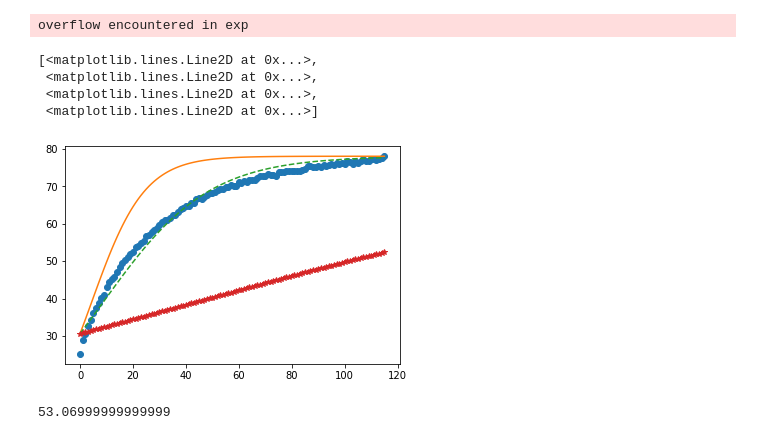
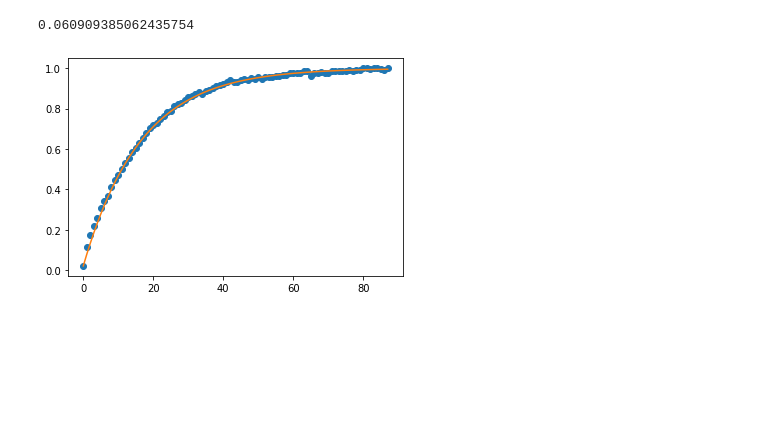
Before and after one commit to salarbalou/Experimetal_Resulsts, a Jupyter notebook: Light_to_Heat_conversion.ipynb, the cells around one changed output. Cells and saved outputs as stored; diff of their text form; code cells hidden in the pictures; blank space fills up the shorter version.

```diff
--- a/Light_to_Heat_conversion.ipynb
+++ b/Light_to_Heat_conversion.ipynb
@@ -402,7 +402,7 @@ fig.show()
 # %%
 # Step Response fucntion (b unit: 1/s)
 def func(x, a, b, c):
-    return (a*np.exp(-b * x) + c)
+    return (a*(1-np.exp(-b * x)) + c)
 # %%
 def srf(t, T):
  xdata =t[0:np.argmax(T)] #time from zero to when T reaches max
@@ -479,26 +484,15 @@ df.style
 # %%
- xdata =trn40[0:np.argmax(Trn40)]
- ydata = Trn40[0:np.argmax(Trn40)]
- a = 2* np.min(ydata) #based on B.C. a is equal to 2 times min T
+ xdata =trn60[0:np.argmax(Trn60)] #time from zero to when T reaches max
+ ydata = Trn60[0:np.argmax(Trn60)] #T from room T to its max value
+ ydatanorm = (ydata - 22)/(np.max(ydata)-22)
  b = 0.1 #the values which we have to optimize
- b1 = 0.05
- b2 = 0.01
- c = a/np.max(ydata) #based on B.C. a is equal to a devided by the max T
+ c = np.min(ydatanorm) #based on B.C. a is equal to a devided by the max T
+ a = np.max(ydatanorm) - c #based on B.C. a is equal to 2 times min T
  y = func(xdata, a, b, c)
- popt, pcov = opt.curve_fit(func, xdata, ydata)
- y1 = func(xdata, a, b , c)
- y2 = func(xdata, a, b1, c)
- y3 = func(xdata, a, b2 , c)
- yfit = func(xdata, *popt)
- plt.plot(xdata, ydata, 'o', xdata, y1, '-', xdata, y2, '--', xdata, y3, '*')
+ popt, pcov = opt.curve_fit(func, xdata, ydatanorm)
+ yfit = func(xdata, a, popt[1], c)
+ plt.plot(xdata, ydatanorm, 'o', xdata, yfit, '-')
+ print(popt[1])
 # %% [output]
-overflow encountered in exp
+0.060909385062435754
-[<matplotlib.lines.Line2D at 0x...>,
- <matplotlib.lines.Line2D at 0x...>,
- <matplotlib.lines.Line2D at 0x...>,
- <matplotlib.lines.Line2D at 0x...>]
-[figure, old version]
+[figure, new version]
-# %%
-np.max(Trn40)-np.min(Trn40)-np.max(Tr)
-# %% [output]
-53.06999999999999
```
Also changed, not shown: parts of 11 cells of this notebook.
